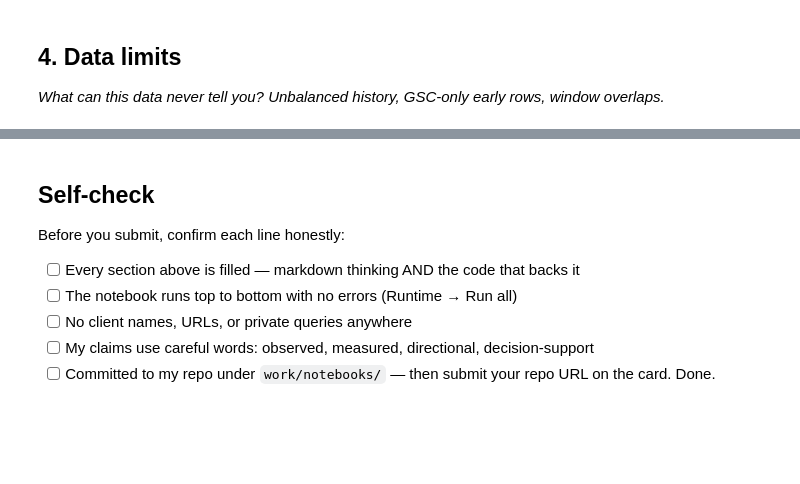
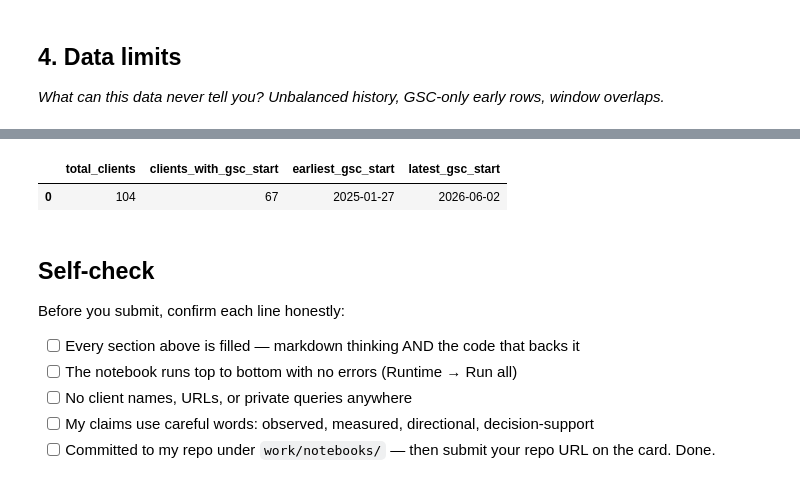
Before and after one commit to genius1oak/ConvexML, a Jupyter notebook: work/notebooks/w03_data_contract.ipynb, the cells around one changed output, grey strips where cells are left out. Saved outputs shown, nothing was run; the diff lists cells and outputs as text; code cells hidden in the pictures; blank space fills up the shorter version.

```diff
--- a/work/notebooks/w03_data_contract.ipynb
+++ b/work/notebooks/w03_data_contract.ipynb
@@ -6,6 +6,30 @@
 This skeleton is yours to fill. Work the sections **in order** — each one has a one-line hint. Simple words, honest numbers.
 
 > Working with an AI assistant? Tell it to read `skills/README.md` first and load the one skill this assignment names on its card.
+# %%
+%pip -q install duckdb huggingface_hub
+
+import os
+from google.colab import userdata
+import duckdb
+
+HF_TOKEN = userdata.get('HF_TOKEN')
+
+con = duckdb.connect()
+
+con.execute(
+    f"CREATE OR REPLACE SECRET hf "
+    f"(TYPE huggingface, TOKEN '{HF_TOKEN}')"
+)
+
+REL = 'hf://datasets/FlyRank/internship-warehouse'
+
+TABLES = {
+    'fact_daily': f"read_parquet('{REL}/fact_content_daily_performance/**/*.parquet')",
+    'fact_query_90d': f"read_parquet('{REL}/fact_content_query_90d.parquet')",
+    'dim_clients': f"read_parquet('{REL}/dim_clients.parquet')",
+    'dim_content': f"read_parquet('{REL}/dim_content.parquet')",
+}
 # %% [markdown]
 ## 1. Unit of analysis + time window
 
@@ -37,3 +279,19 @@ This skeleton is yours to fill. Work the sections **in order** — each one has
+# %%
+# Check the range of GSC history available across clients
+
+history_check = con.sql(f"""
+    SELECT
+        COUNT(*) AS total_clients,
+        COUNT(gsc_data_start) AS clients_with_gsc_start,
+        MIN(gsc_data_start) AS earliest_gsc_start,
+        MAX(gsc_data_start) AS latest_gsc_start
+    FROM {TABLES['dim_clients']}
+""").df()
+
+history_check
+# %% [output]
+|  | total_clients | clients_with_gsc_start | earliest_gsc_start | latest_gsc_start |
+| 0 | 104 | 67 | 2025-01-27 | 2026-06-02 |
 # %% [markdown]
 ## Self-check
 
```
Also changed, not shown: parts of 13 cells of this notebook.
